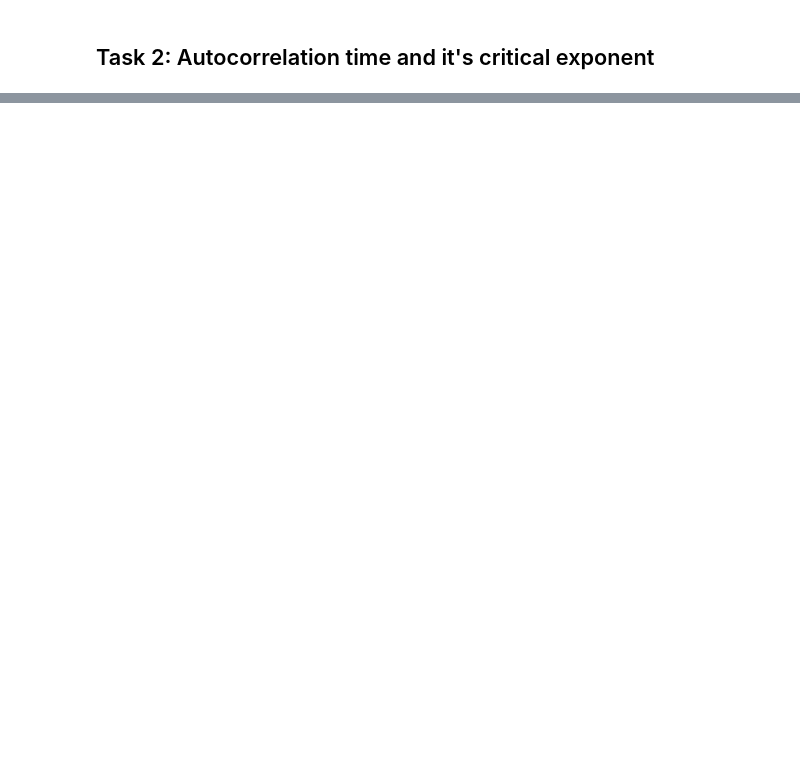
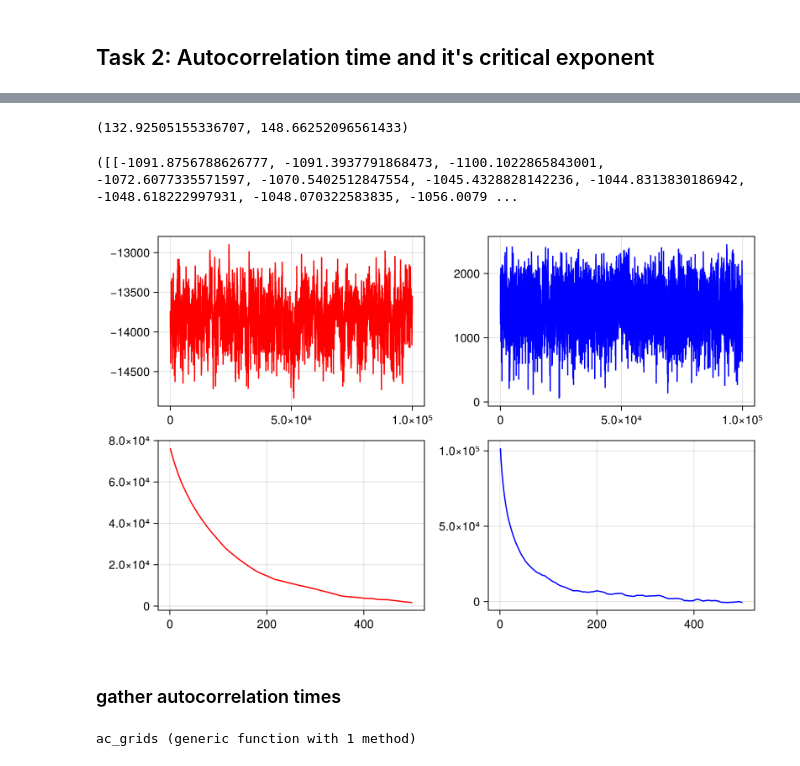
Before and after one commit to emhl/CoPhy3, a Jupyter notebook: notebooks/ex05-heisenberg.ipynb, the cells around one changed output, grey strips where cells are left out. Saved outputs shown, nothing was run; the diff lists cells and outputs as text; code cells hidden in the pictures; blank space fills up the shorter version.

```diff
--- a/notebooks/ex05-heisenberg.ipynb
+++ b/notebooks/ex05-heisenberg.ipynb
@@ -36,2 +36,13 @@ fig
 # %% [markdown]
 ## Task 2: Autocorrelation time and it's critical exponent
+# %%
+function measure_grid_ensemble(; grid_sizes::Array{Int,1}, J::Float64=1.0, T::Float64=0.0, N_Sample::Int=10_000, N_Subsweep::Int=3_000, mc_algo::Function=metropolis_step)
+    energies, magnetisations = Array{Array{Float64,1},1}(undef, length(grid_sizes)), Array{Array{Float64,1},1}(undef, length(grid_sizes))
+    @showprogress Threads.@threads for (i, grid_size) in collect(enumerate(grid_sizes))
+        grid = thermalize_grid(grid_size=grid_size, J=J, T=T, N=N_Subsweep*grid_size^3, mc_algo=mc_algo)
+        energies_, magnetisations_ = sample_grid(grid, T=T, J=J, N_Subsweep=N_Subsweep, N_Sample=N_Sample, mc_algo=mc_algo)
+        energies[i] = energies_
+        magnetisations[i] = mean(magnetisations_)
+    end
+    return energies, magnetisations
+end
@@ -37,0 +51,3 @@ fig
+# %%
+Tc = 1.443
+grid_sizes = [10, 11, 12, 13, 14, 15, 16, 17, 18, 19, 20, 21, 22, 23, 24];
@@ -37,0 +58,2 @@ fig
+# %%
+i=15
@@ -37,0 +71,31 @@ fig
+# %%
+get_ac_time(autocorr(acm_energy[i],max_lag=500)), get_ac_time(autocorr(acm_mag[i],max_lag=500))
+# %% [output]
+(132.92505155336707, 148.66252096561433)
+# %%
+acw_energy, acw_mag = measure_grid_ensemble(grid_sizes=grid_sizes, T=Tc, mc_algo=wolff_step,N_Sample=100_000, N_Subsweep=1)
+# %% [output]
+([[-1091.8756788626777, -1091.3937791868473, -1100.1022865843001, -1072.6077335571597, -1070.5402512847554, -1045.4328828142236, -1044.8313830186942, -1048.618222997931, -1048.070322583835, -1056.0079 ...
+# %%
+fig = cm.Figure(size=(800, 500))
+cm.lines(fig[1, 1], acw_energy[i], color=:red, label="Energy")
+cm.lines(fig[1, 2], acw_mag[i], color=:blue, label="Magnetisation")
+cm.lines(fig[2, 1], autocorr(acw_energy[i],max_lag=500), color=:red, label="Energy")
+cm.lines(fig[2, 2], autocorr(acw_mag[i],max_lag=500), color=:blue, label="Magnetisation")
+fig
+# %% [output]
+[figure, added]
+# %% [markdown]
+### gather autocorrelation times
+# %%
+function ac_grids(; grid_sizes::Array{Int,1}, energies::Array{Array{Float64,1},1}, magnetisations:: Array{Array{Float64,1},1},max_lag::Int=50)
+    ac_times = Array{Float64,1}(undef, length(grid_sizes))
+    for (i, grid_size) in enumerate(grid_sizes)
+        e_ac = get_ac_time(autocorr(energies[i],max_lag=max_lag))
+        m_ac = get_ac_time(autocorr(magnetisations[i],max_lag=max_lag))
+        ac_times[i] = mean([e_ac, m_ac])
+    end
+    return ac_times
+end
+# %% [output]
+ac_grids (generic function with 1 method)
```
Also changed, not shown: parts of 10 cells of this notebook, 1 other file.
